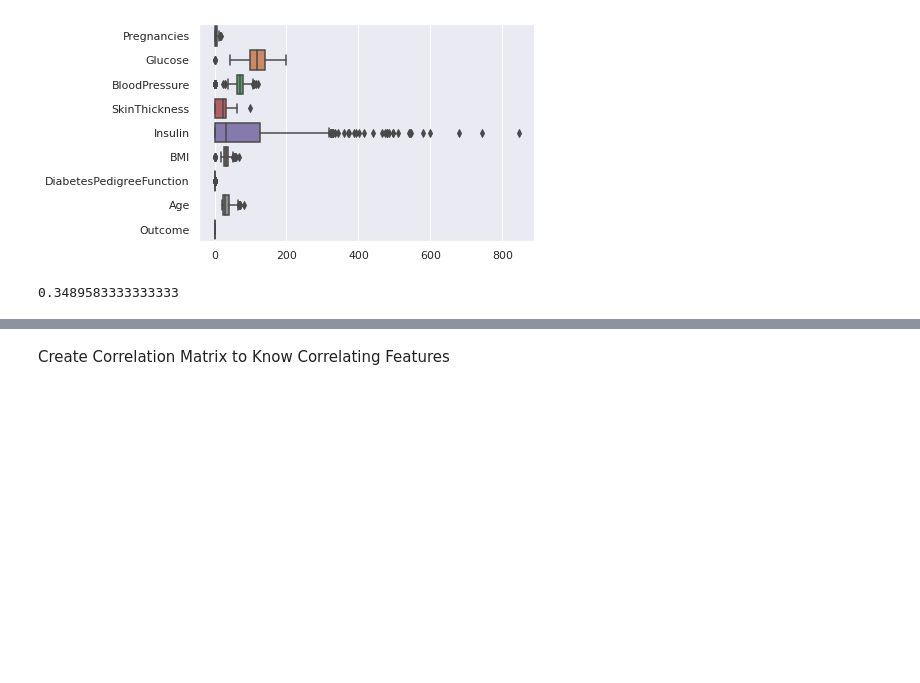
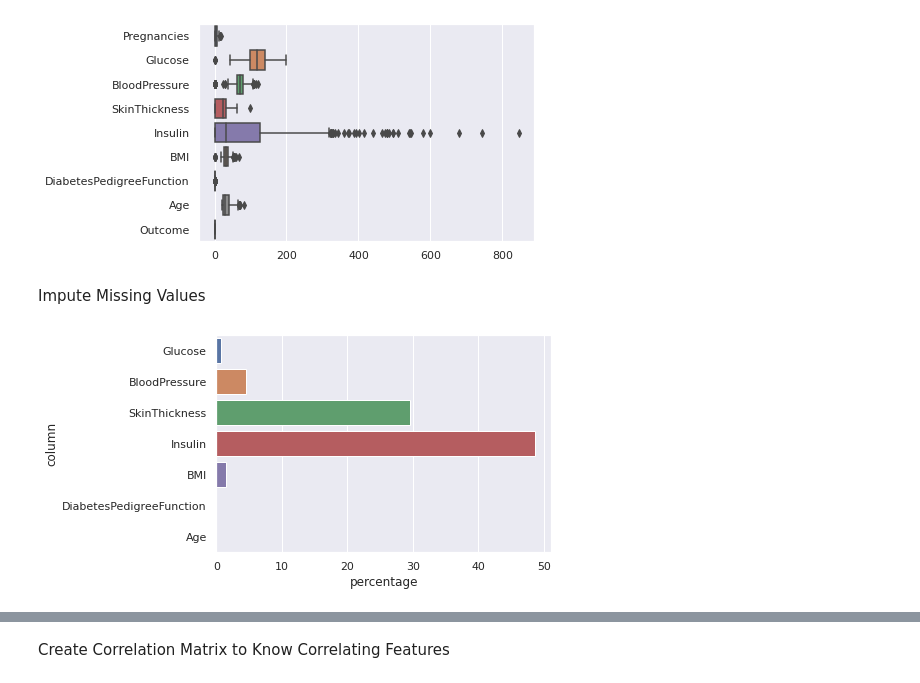
Before and after one commit to adindariztia/Bangkit_DiabetesPredictionML, a Jupyter notebook: PIMA_Dataset_Overview.ipynb, the cells around one changed output, grey strips where cells are left out. Drawn from its saved outputs; the diff is of its cells as text; code cells hidden in the pictures; blank space fills up the shorter version.

```diff
--- a/PIMA_Dataset_Overview.ipynb
+++ b/PIMA_Dataset_Overview.ipynb
@@ -49,10 +50,28 @@ sns.boxplot(data=df, orient='h')
 # %% [output]
 <matplotlib.axes._subplots.AxesSubplot at 0x...>
 [figure]
-# %%
-df.Outcome.mean() #checking the distribution of Outcome, result: 35% in this dataset has Diabetes
-# %% [output]
-0.3489583333333333
+# %% [markdown]
+Impute Missing Values
+# %%
+# Missing values interpreted as 0
+# 0 values in 'Pregnancy' is not a missing value, it means that the woman is never pregnant
+# Convert to categorical value 1, 0
+df.Pregnancies = df.Pregnancies.astype(bool).astype(int)
+
+# Convert zeros to NaN, count NaNs each columns and the percentages
+rows = []
+column = ['Glucose','BloodPressure','SkinThickness','Insulin','BMI','DiabetesPedigreeFunction', 'Age']
+for col in column:
+    df[col] = df[col].replace(0,np.NaN)
+    nans = df[col].isna().sum()
+    percentage = ((nans / len(df)) * 100).round(2)
+    rows.append([col, nans, percentage])
+mv = pd.DataFrame(rows, columns=['column','nans','percentage'])
+
+sns.set()
+mv_p = sns.barplot(x='percentage', y='column', data=mv)
+# %% [output]
+[figure, added]
 # %%
 # Impute NaNs with median / mean
 def fillna_median (col, df):
```
Also changed, not shown: parts of 5 cells of this notebook.
